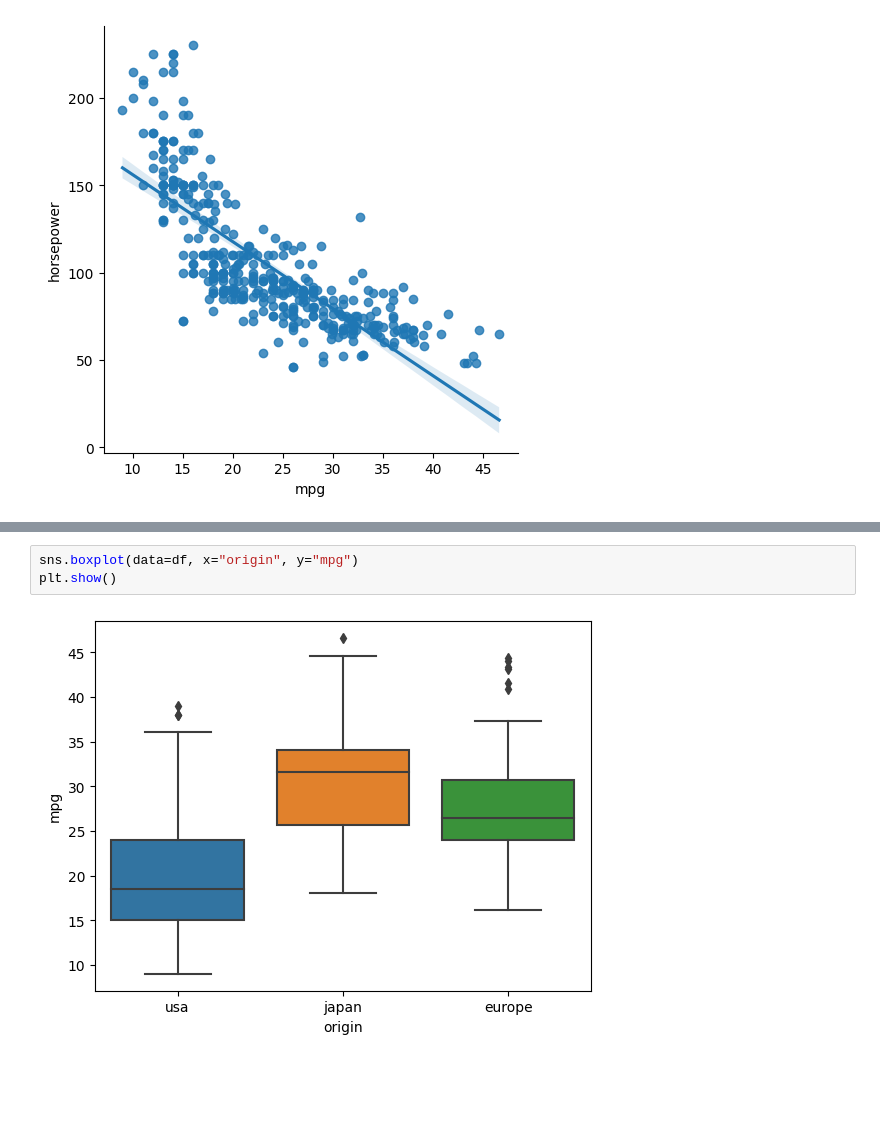
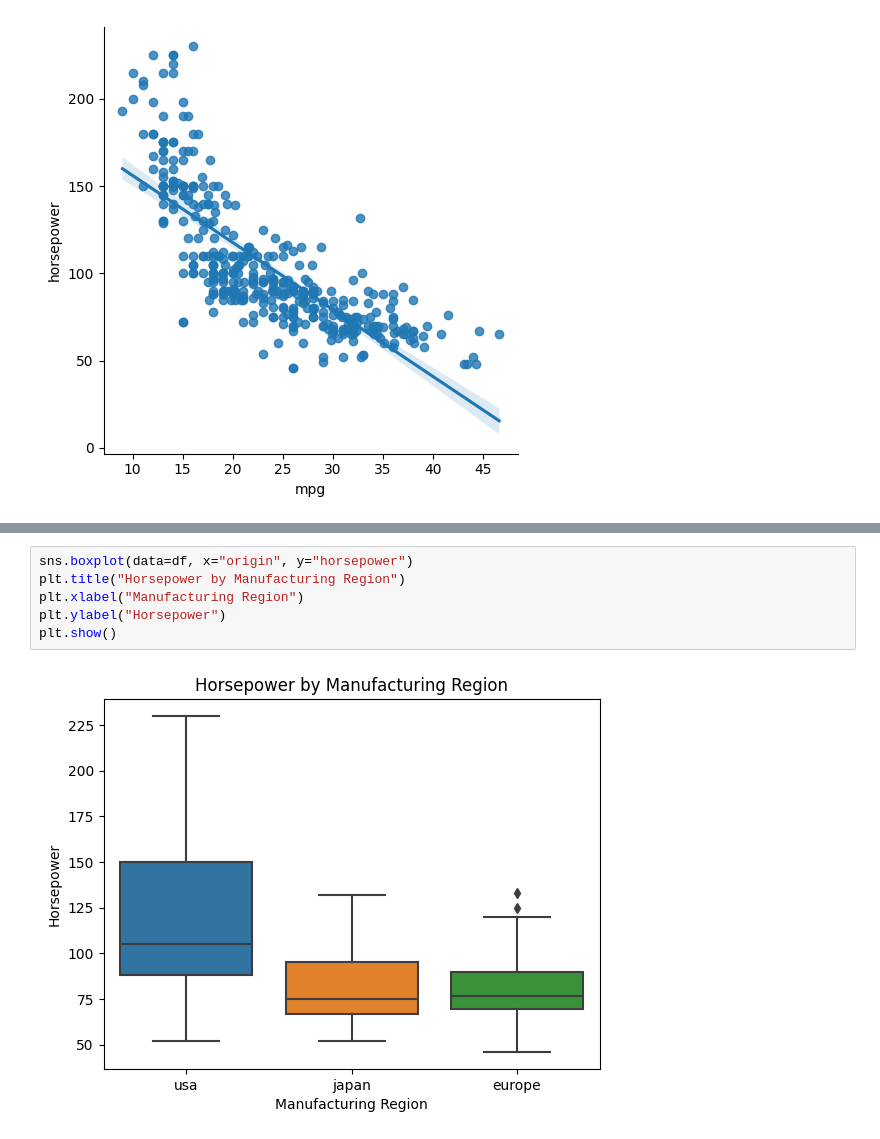
Before and after one commit to jbarrfitz/miles-per-gallon, a Jupyter notebook: miles-per-gallon.ipynb, the cells around one changed output, grey strips where cells are left out. Drawn from its saved outputs; the diff is of its cells as text; blank space fills up the shorter version.

```diff
--- a/miles-per-gallon.ipynb
+++ b/miles-per-gallon.ipynb
@@ -37,5 +53,8 @@ plt.show()
 # %%
-sns.boxplot(data=df, x="origin", y="mpg")
+sns.boxplot(data=df, x="origin", y="horsepower")
+plt.title("Horsepower by Manufacturing Region")
+plt.xlabel("Manufacturing Region")
+plt.ylabel("Horsepower")
 plt.show()
 # %% [output]
-[figure, old version]
+[figure, new version]
```
Also changed, not shown: parts of 6 cells of this notebook.
